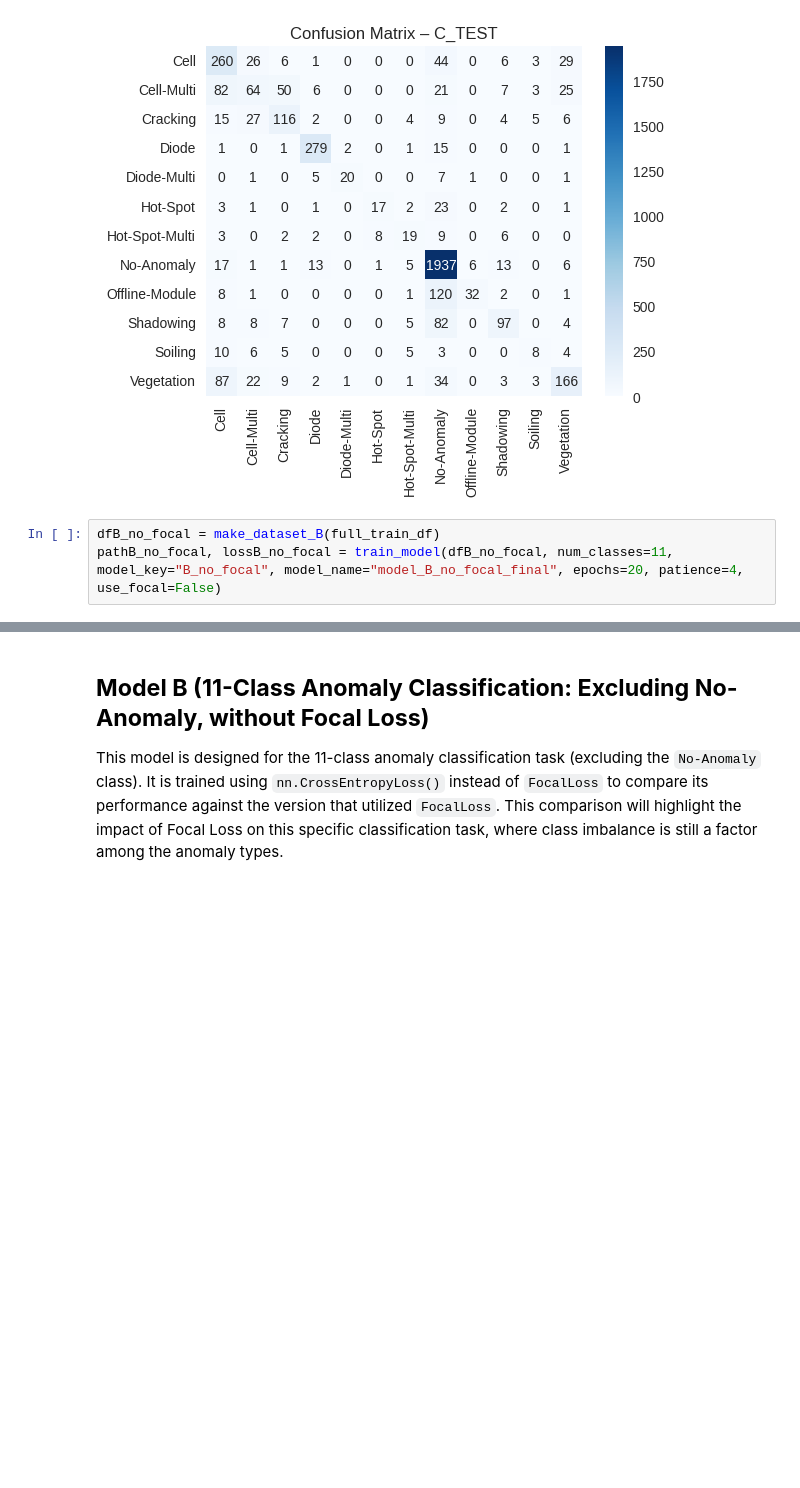
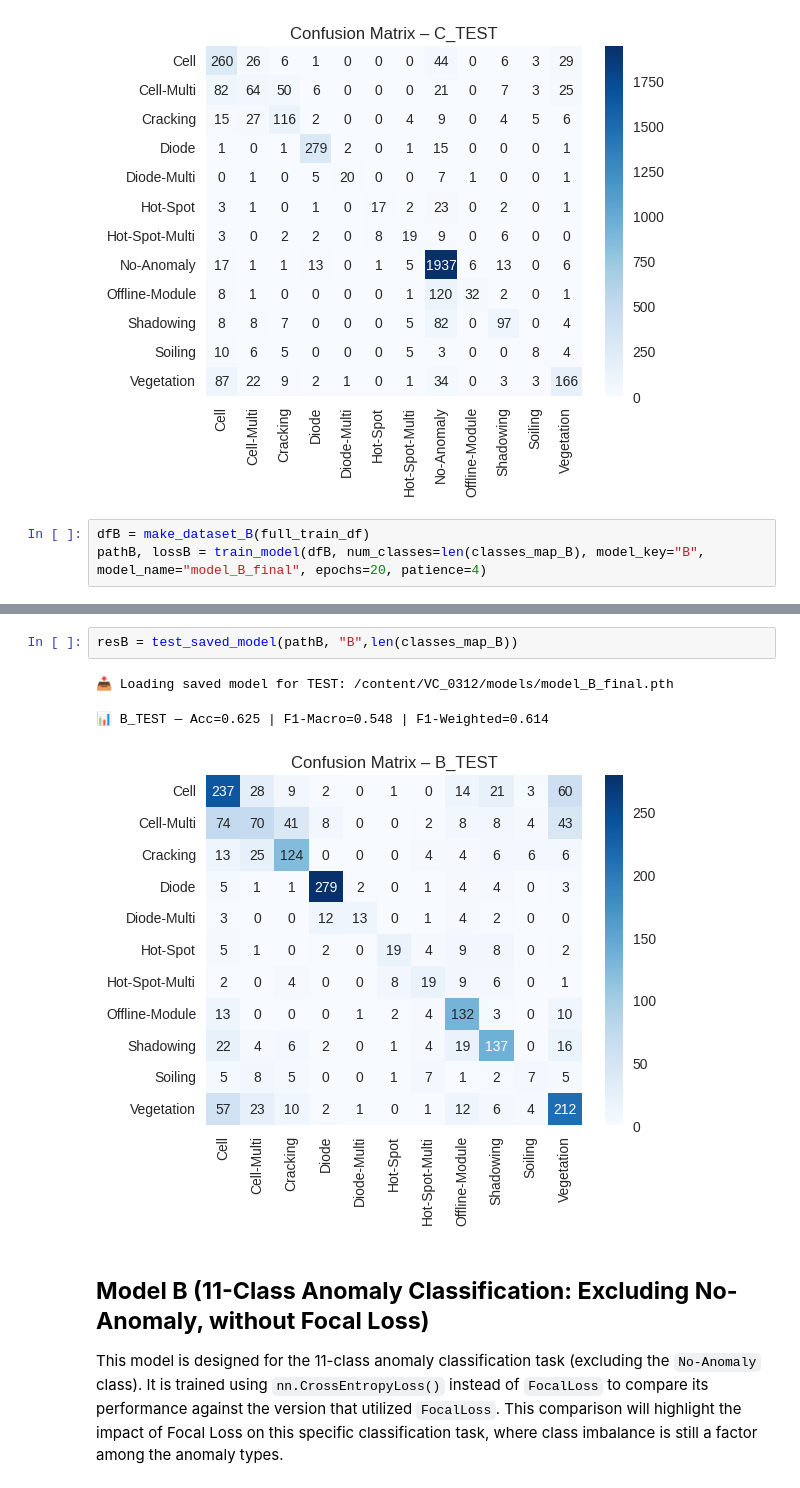
Before and after one commit to FM11pp3/VC_0312, a Jupyter notebook: [Final Version] [M.EGI026] Assignment 2.ipynb, the cells around one changed output, grey strips where cells are left out. Saved outputs shown, nothing was run; the diff lists cells and outputs as text; blank space fills up the shorter version.

```diff
--- a/[Final Version] [M.EGI026] Assignment 2.ipynb
+++ b/[Final Version] [M.EGI026] Assignment 2.ipynb
@@ -1699,7 +1701,7 @@ resC = test_saved_model("C", len(classes_map))
 📊 C_TEST — Acc=0.754 | F1-Macro=0.548 | F1-Weighted=0.732
 [figure]
 # %%
-dfB_no_focal = make_dataset_B(full_train_df)
-pathB_no_focal, lossB_no_focal = train_model(dfB_no_focal, num_classes=11, model_key="B_no_focal", model_name="model_B_no_focal_final", epochs=20, patience=4, use_focal=False)
+dfB = make_dataset_B(full_train_df)
+pathB, lossB = train_model(dfB, num_classes=len(classes_map_B), model_key="B", model_name="model_B_final", epochs=20, patience=4)
 # %% [output]
 Epoch 1/20
@@ -1708,3 +1735,9 @@ ValueError: Number of classes, 11, does not match size of target_names, 12. Try
+# %%
+resB = test_saved_model(pathB, "B",len(classes_map_B))
+# %% [output]
+📥 Loading saved model for TEST: /content/VC_0312/models/model_B_final.pth
+📊 B_TEST — Acc=0.625 | F1-Macro=0.548 | F1-Weighted=0.614
+[figure, added]
 # %% [markdown]
 ## **Model B (11-Class Anomaly Classification: Excluding No-Anomaly, without Focal Loss)**
 
```
Also changed, not shown: parts of 4 cells of this notebook.
